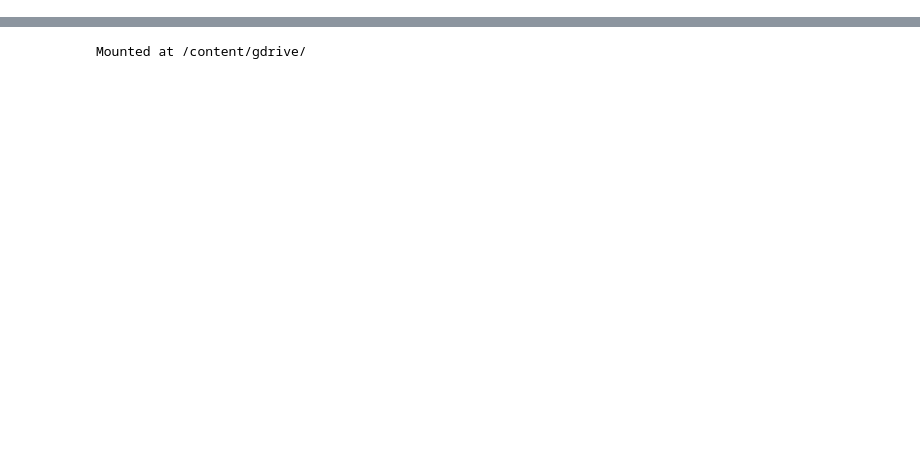
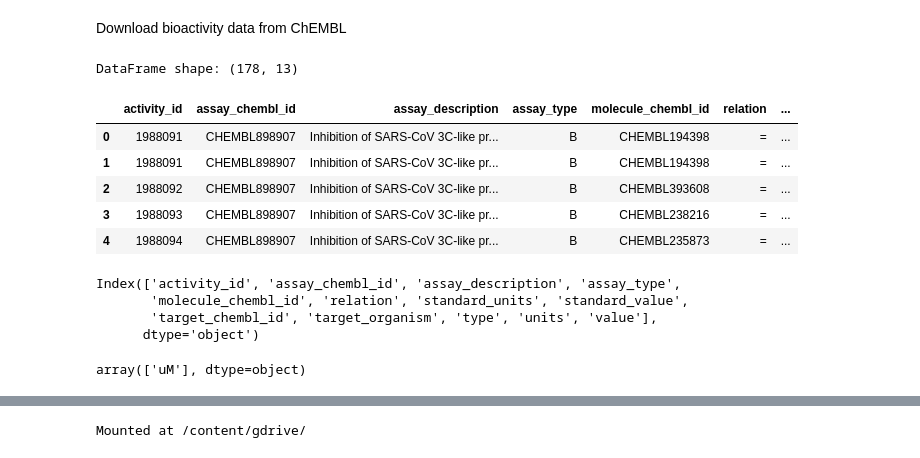
Before and after one commit to khanfs/ComputationalBiology-xGenomics, a Jupyter notebook: ChEMBL_API.ipynb, the cells around one changed output, grey strips where cells are left out. Saved outputs shown, nothing was run; the diff lists cells and outputs as text; code cells hidden in the pictures; blank space fills up the shorter version.

```diff
--- a/ChEMBL_API.ipynb
+++ b/ChEMBL_API.ipynb
@@ -228,0 +102,3 @@ df.to_csv('chembl_bioactivity_raw_data.csv', index=False)
+# %%
+targets = pd.DataFrame.from_records(targets)
+targets
@@ -228,0 +111,3 @@ df.to_csv('chembl_bioactivity_raw_data.csv', index=False)
+# %%
+target = targets.iloc[1] # iloc is Pandas function which selects rows and columns at specific integer position
+target
@@ -228,0 +122,4 @@ df.to_csv('chembl_bioactivity_raw_data.csv', index=False)
+# %%
+chembl_id = target.target_chembl_id
+print(f"The target ChEMBL ID is {chembl_id}")
+# NBVAL_CHECK_OUTPUT
@@ -228,0 +163,18 @@ df.to_csv('chembl_bioactivity_raw_data.csv', index=False)
+# %%
+bioactivities = bioactivities_api.filter(
+    target_chembl_id=chembl_id, type="IC50", relation="=", assay_type="B"
+).only(
+    "activity_id",
+    "assay_chembl_id",
+    "assay_description",
+    "assay_type",
+    "molecule_chembl_id",
+    "type",
+    "standard_units",
+    "relation",
+    "standard_value",
+    "target_chembl_id",
+    "target_organism",
+)
+
+print(f"Length and type of bioactivities object: {len(bioactivities)}, {type(bioactivities)}")
@@ -228,0 +201,25 @@ df.to_csv('chembl_bioactivity_raw_data.csv', index=False)
+# %% [markdown]
+Download bioactivity data from ChEMBL
+# %%
+bioactivities_df = pd.DataFrame.from_records(bioactivities)
+print(f"DataFrame shape: {bioactivities_df.shape}")
+bioactivities_df.head()
+# %% [output]
+DataFrame shape: (178, 13)
+|  | activity_id | assay_chembl_id | assay_description | assay_type | molecule_chembl_id | relation | ... |
+| 0 | 1988091 | CHEMBL898907 | Inhibition of SARS-CoV 3C-like pr... | B | CHEMBL194398 | = | ... |
+| 1 | 1988091 | CHEMBL898907 | Inhibition of SARS-CoV 3C-like pr... | B | CHEMBL194398 | = | ... |
+| 2 | 1988092 | CHEMBL898907 | Inhibition of SARS-CoV 3C-like pr... | B | CHEMBL393608 | = | ... |
+| 3 | 1988093 | CHEMBL898907 | Inhibition of SARS-CoV 3C-like pr... | B | CHEMBL238216 | = | ... |
+| 4 | 1988094 | CHEMBL898907 | Inhibition of SARS-CoV 3C-like pr... | B | CHEMBL235873 | = | ... |
+# %%
+bioactivities_df.columns
+# %% [output]
+Index(['activity_id', 'assay_chembl_id', 'assay_description', 'assay_type',
+       'molecule_chembl_id', 'relation', 'standard_units', 'standard_value',
+       'target_chembl_id', 'target_organism', 'type', 'units', 'value'],
+      dtype='object')
+# %%
+bioactivities_df["units"].unique()
+# %% [output]
+array(['uM'], dtype=object)
```
Also changed, not shown: parts of 116 cells of this notebook.
